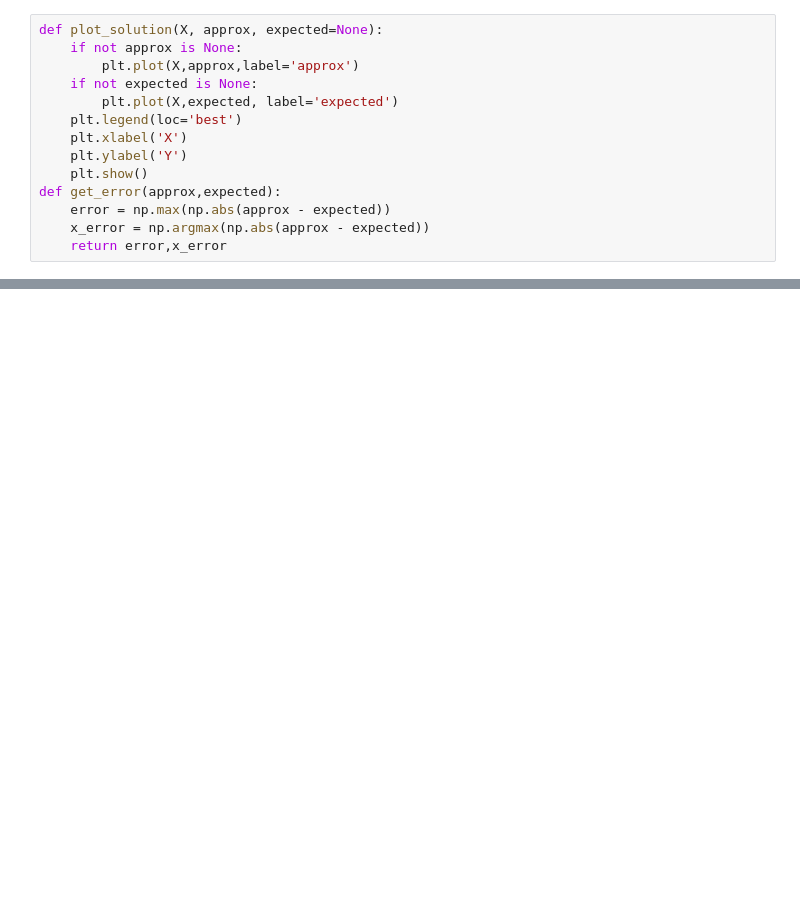
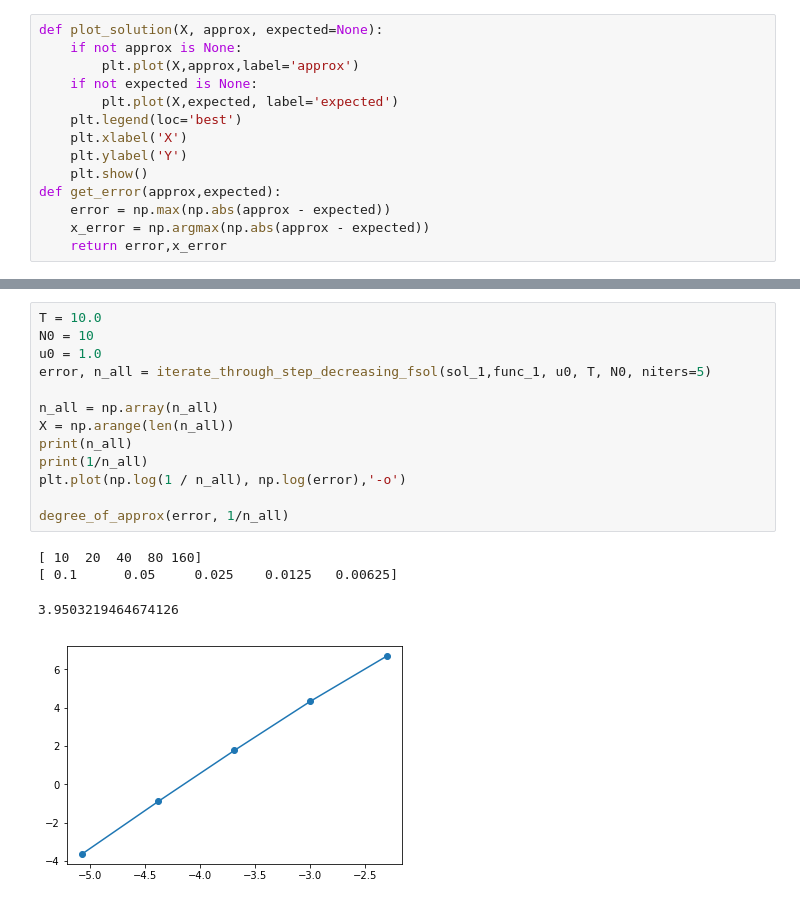
Before and after one commit to ale3otik/CompMathMIPT2017, a Jupyter notebook: task3/notebook.ipynb, the cells around one changed output, grey strips where cells are left out. Saved outputs shown, nothing was run; the diff lists cells and outputs as text; blank space fills up the shorter version.

```diff
--- a/task3/notebook.ipynb
+++ b/task3/notebook.ipynb
@@ -127,0 +180,18 @@ plot_solution(X, approx)
+# %%
+T = 10.0
+N0 = 10
+u0 = 1.0
+error, n_all = iterate_through_step_decreasing_fsol(sol_1,func_1, u0, T, N0, niters=5)
+
+n_all = np.array(n_all)
+X = np.arange(len(n_all))
+print(n_all)
+print(1/n_all)
+plt.plot(np.log(1 / n_all), np.log(error),'-o')
+
+degree_of_approx(error, 1/n_all)
+# %% [output]
+[ 10  20  40  80 160]
+[ 0.1      0.05     0.025    0.0125   0.00625]
+3.9503219464674126
+[figure, added]
```
Also changed, not shown: parts of 17 cells of this notebook.
